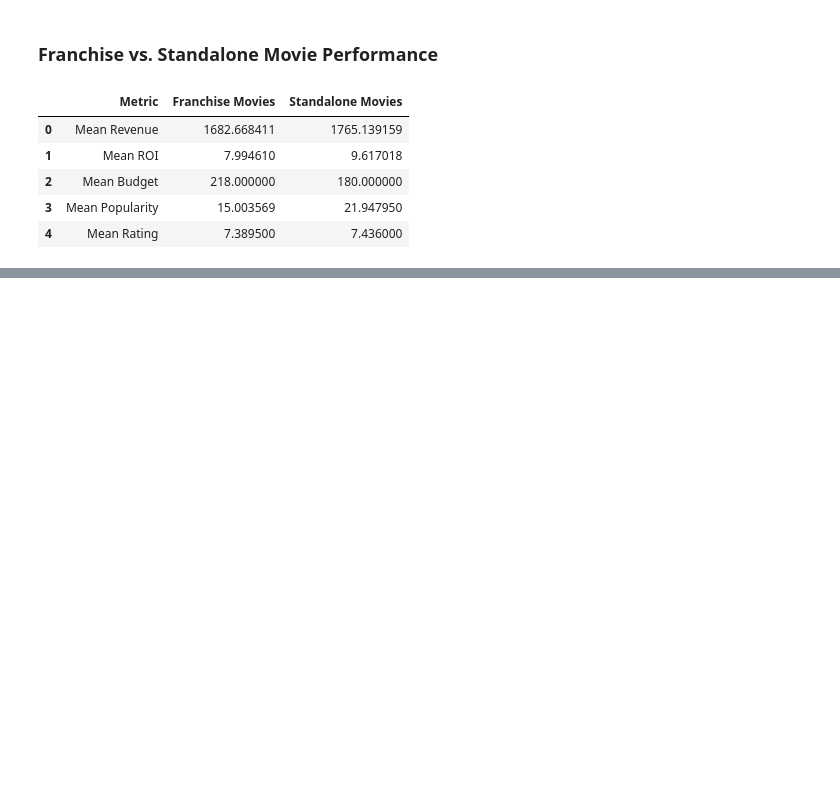
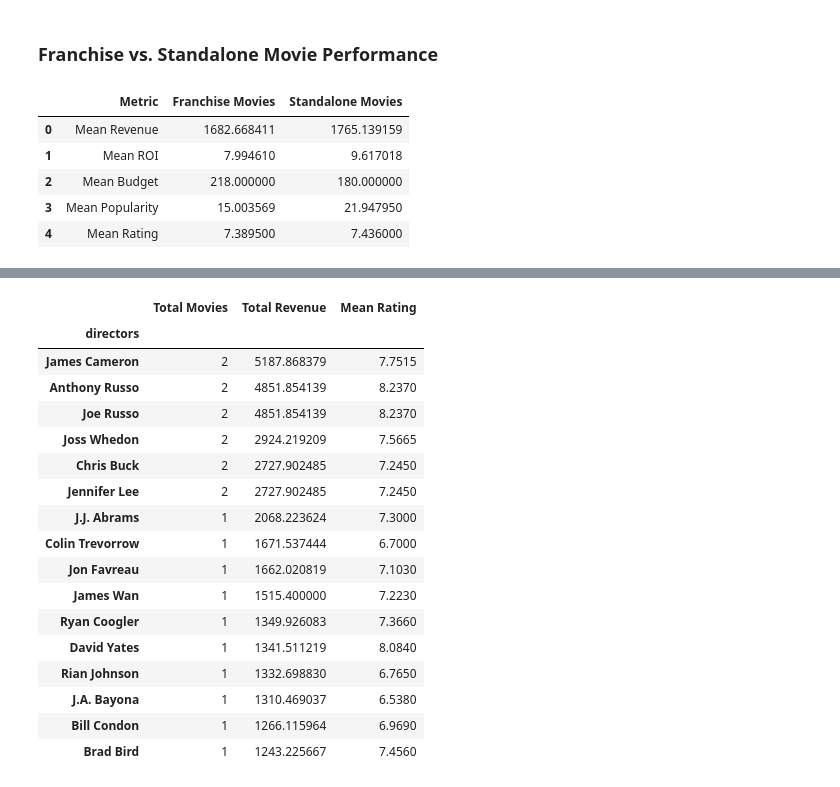
Before and after one commit to manaf-dev/tmdb-movie-data-analysis, a Jupyter notebook: notebooks/TMDB_Movie_Analysis.ipynb, the cells around one changed output, grey strips where cells are left out. Drawn from its saved outputs; the diff is of its cells as text; code cells hidden in the pictures; blank space fills up the shorter version.

```diff
--- a/notebooks/TMDB_Movie_Analysis.ipynb
+++ b/notebooks/TMDB_Movie_Analysis.ipynb
@@ -307,0 +378,36 @@ pd.DataFrame({
+# %%
+# Most Successful Directors
+directors = movies_df["directors"].str.split("|").explode()
+movies_with_directors = movies_df.loc[directors.index]
+director_performance = movies_with_directors.groupby(directors).agg(
+    {
+        "id": "count",
+        "revenue_musd": "sum",
+        "vote_average": "mean",
+    }
+)
+director_performance.columns = [
+    "Total Movies",
+    "Total Revenue",
+    "Mean Rating",
+]
+director_performance.sort_values(by=["Total Movies", "Total Revenue"], ascending=False)
+# %% [output]
+|  | Total Movies | Total Revenue | Mean Rating |
+| directors |  |  |  |
+| James Cameron | 2 | 5187.868379 | 7.7515 |
+| Anthony Russo | 2 | 4851.854139 | 8.2370 |
+| Joe Russo | 2 | 4851.854139 | 8.2370 |
+| Joss Whedon | 2 | 2924.219209 | 7.5665 |
+| Chris Buck | 2 | 2727.902485 | 7.2450 |
+| Jennifer Lee | 2 | 2727.902485 | 7.2450 |
+| J.J. Abrams | 1 | 2068.223624 | 7.3000 |
+| Colin Trevorrow | 1 | 1671.537444 | 6.7000 |
+| Jon Favreau | 1 | 1662.020819 | 7.1030 |
+| James Wan | 1 | 1515.400000 | 7.2230 |
+| Ryan Coogler | 1 | 1349.926083 | 7.3660 |
+| David Yates | 1 | 1341.511219 | 8.0840 |
+| Rian Johnson | 1 | 1332.698830 | 6.7650 |
+| J.A. Bayona | 1 | 1310.469037 | 6.5380 |
+| Bill Condon | 1 | 1266.115964 | 6.9690 |
+| Brad Bird | 1 | 1243.225667 | 7.4560 |
```
Also changed, not shown: parts of 6 cells of this notebook.
